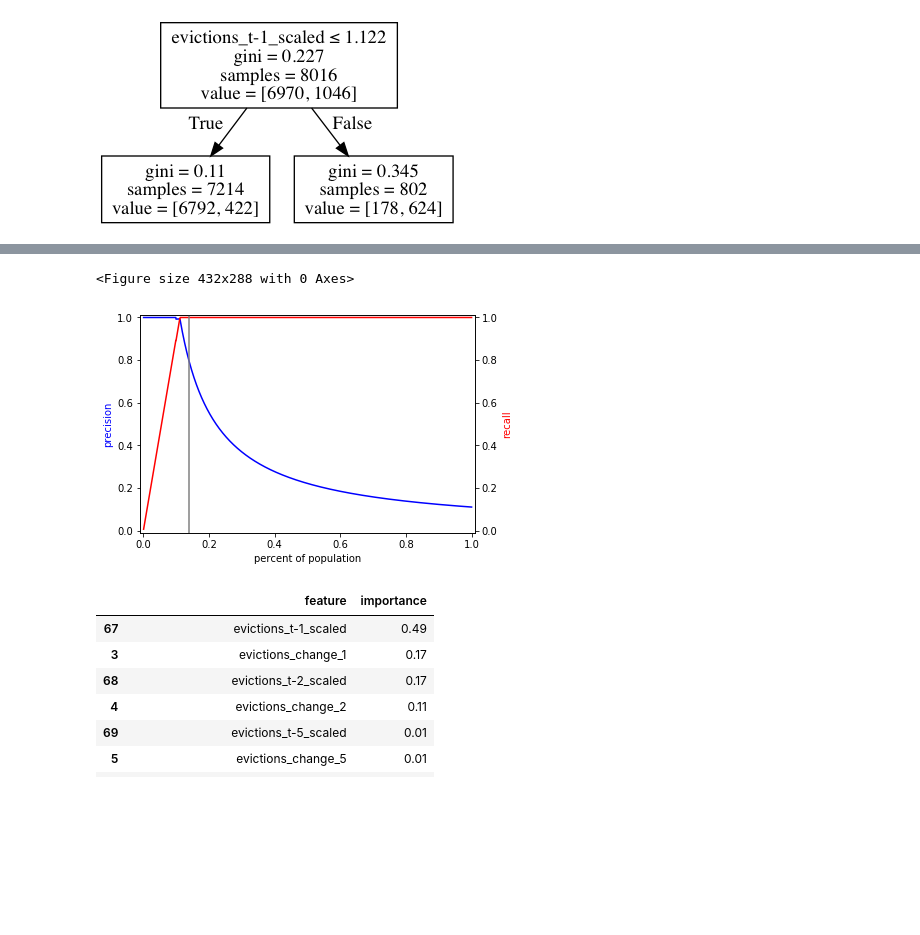
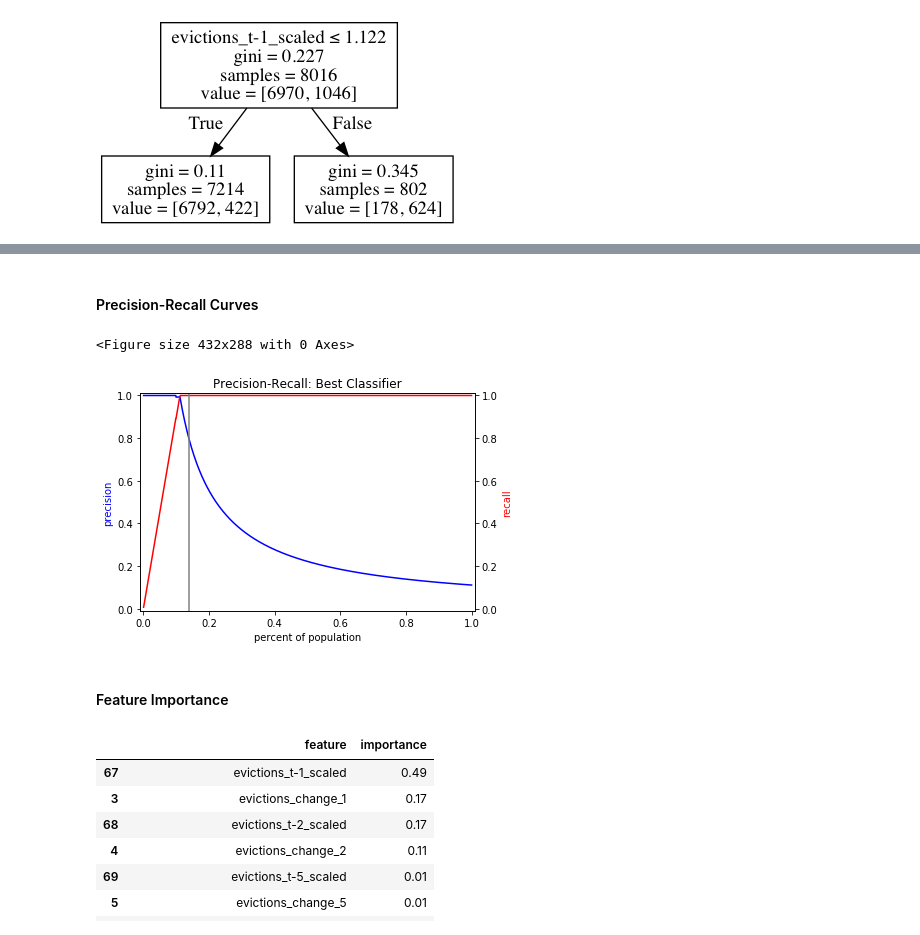
Before and after one commit to sinclairtarget/philly-evictions, a Jupyter notebook: interpret.ipynb, the cells around one changed output, grey strips where cells are left out. Saved outputs shown, nothing was run; the diff lists cells and outputs as text; code cells hidden in the pictures; blank space fills up the shorter version.

```diff
--- a/interpret.ipynb
+++ b/interpret.ipynb
@@ -9,8 +42,10 @@ warnings.filterwarnings('ignore')
 # %%
-# setup
 df = pd.read_csv('data/final_merged_df.csv')
 splits = pipeline.split_all_years(df, colname='year_evictions')
 cleaned_splits = [pipeline.clean_split(split) for split in splits]
 labeled_splits = [pipeline.label(split, lower_bound=15, drop_column=True)
                   for split in cleaned_splits]
-train_df, test_df = labeled_splits[-1]
+
+test_year = 2016
+splits_dict = {2011:0, 2012:1, 2013:2, 2014:3, 2015: 4, 2016: 5}
+train_df, test_df = labeled_splits[splits_dict[test_year]]
@@ -16,0 +55,3 @@ train_df, test_df = labeled_splits[-1]
+# %%
+params = {}
+baseline_model, baseline_scores = pipeline.run_one_clf(train_df, test_df, 'LB', params, col_blacklist=['GEOID', 'year_evictions'])
@@ -17,8 +60,6 @@ train_df, test_df = labeled_splits[-1]
 # %%
-# print stump
 params = {'max_depth': 1}
-dtree, clf_scores = pipeline.run_one_clf(train_df, test_df, 'DT', params, col_blacklist=['GEOID', 'year_evictions'])
-
+dtree, dtree_scores = pipeline.run_one_clf(train_df, test_df, 'DT', params, col_blacklist=['GEOID', 'year_evictions'])
 analyze_best_model.plot_tree(dtree, test_df, 'results/stump.png')
 Image(filename='results/stump.png')
 # %% [output]
@@ -34,7 +116,10 @@ selected_blocks.to_csv('results/selected_blocks.csv', index=False)
+# %% [markdown]
+#### Precision-Recall Curves
 # %%
-# precision-recall curve
-pipeline.plot_precision_recall_n(clf_scores, 'results/pr_curve.png', .14)
+pipeline.plot_precision_recall_n(clf_scores, 'results/clf_pr_curve.png', .14, 'Precision-Recall: Best Classifier')
 # %% [output]
 <Figure size 432x288 with 0 Axes>
-[figure, old version]
+[figure, new version]
+# %% [markdown]
+#### Feature Importance
 # %%
```
Also changed, not shown: parts of 23 cells of this notebook, 19 other files.
